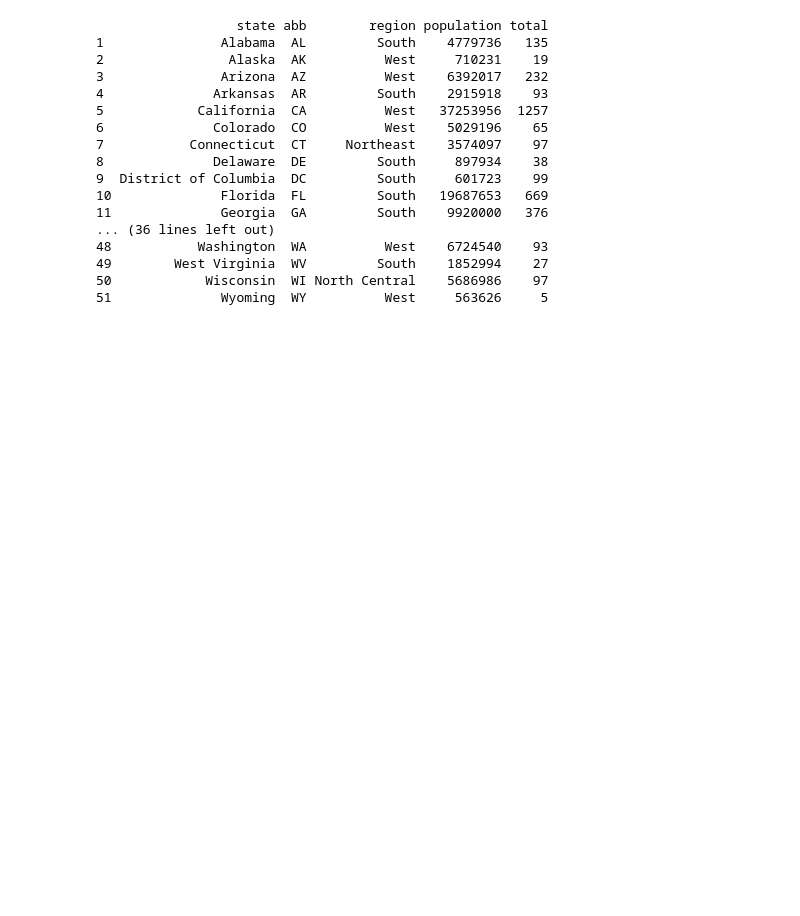
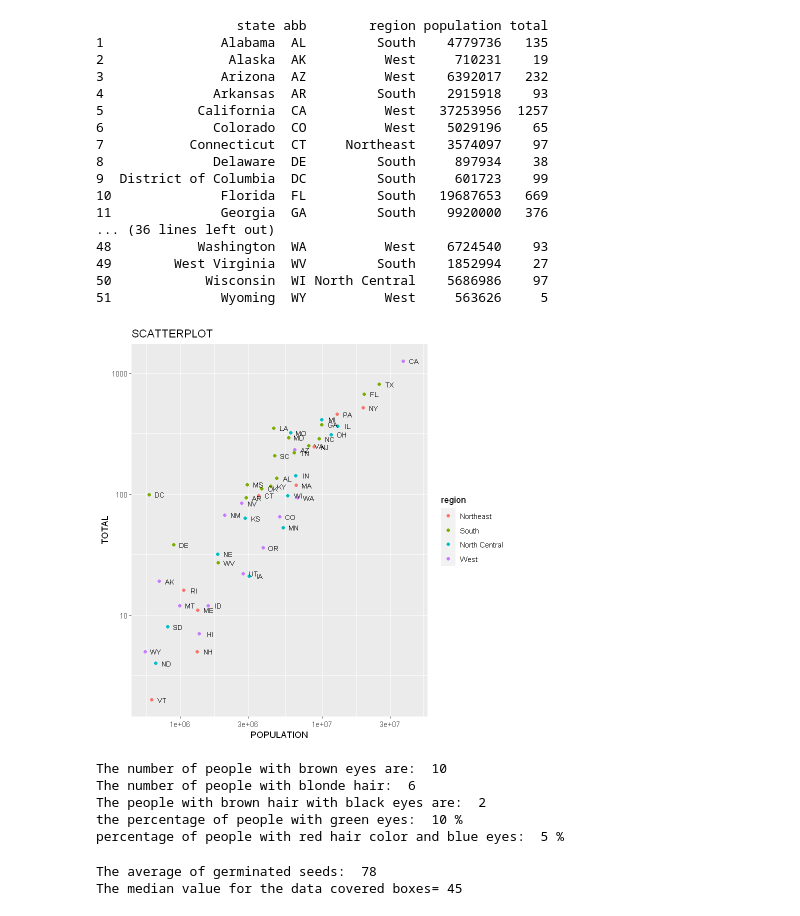
Before and after one commit to srupat/ds-lab, a Jupyter notebook: lab.ipynb, the cells around one changed output. Drawn from its saved outputs; the diff is of its cells as text; code cells hidden in the pictures; blank space fills up the shorter version.

```diff
--- a/lab.ipynb
+++ b/lab.ipynb
@@ -156,0 +159,33 @@ print(m)
+# %%
+g <- ggplot(murders, aes(population, total,label=abb)) + geom_point(aes(color=region)) + scale_x_log10() + scale_y_log10() + geom_text(size=3, nudge_x = 0.075) + labs(title = "SCATTERPLOT", x="POPULATION", y="TOTAL")
+print(g)
+# %% [output]
+[figure, added]
+# %%
+f1<-read.csv("hair_eye_color_csv.csv")
+
+cat("\nThe number of people with brown eyes are: ",b)
+
+cat("\nThe number of people with blonde hair: ",h)
+bh_be <- sum(f1$Hair.Color == "Brown" & f1$Eye.Color == "Black")
+cat("\nThe people with brown hair with black eyes are: ",bh_be)
+g <-sum(f1$Eye.Color == "Green")*100/n
+cat("\nthe percentage of people with green eyes: ",g,"%")
+r<- sum(f1$Hair.Color == "Red" & f1$Eye.Color == "Blue")*100/n
+cat("\npercentage of people with red hair color and blue eyes: ",r,"%")
+# %% [output]
+The number of people with brown eyes are:  10
+The number of people with blonde hair:  6
+The people with brown hair with black eyes are:  2
+the percentage of people with green eyes:  10 %
+percentage of people with red hair color and blue eyes:  5 %
+# %%
+f2<-read.csv("germination_csv.csv")
+n1<-sum(f2$water_amt == 4 & f2$Box == "Uncovered")
+avg_seed <- sum(f2$germinated[f2$Box == "Uncovered" & f2$water_amt == 4])/n1
+cat("The average of germinated seeds: ",avg_seed)
+h<-median(f2$germinated[f2$Box=="Covered"])
+cat("\nThe median value for the data covered boxes=",h)
+# %% [output]
+The average of germinated seeds:  78
+The median value for the data covered boxes= 45
```
Also changed, not shown: parts of 3 cells of this notebook, 1 other file.
